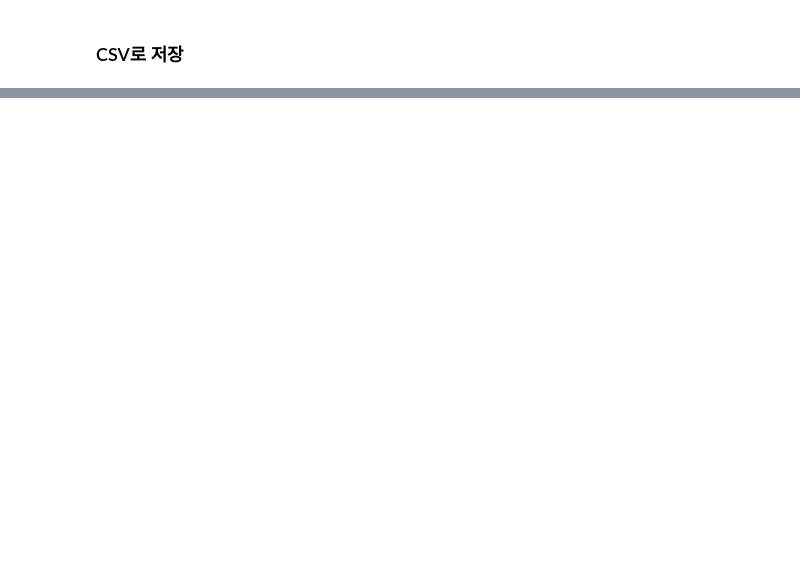
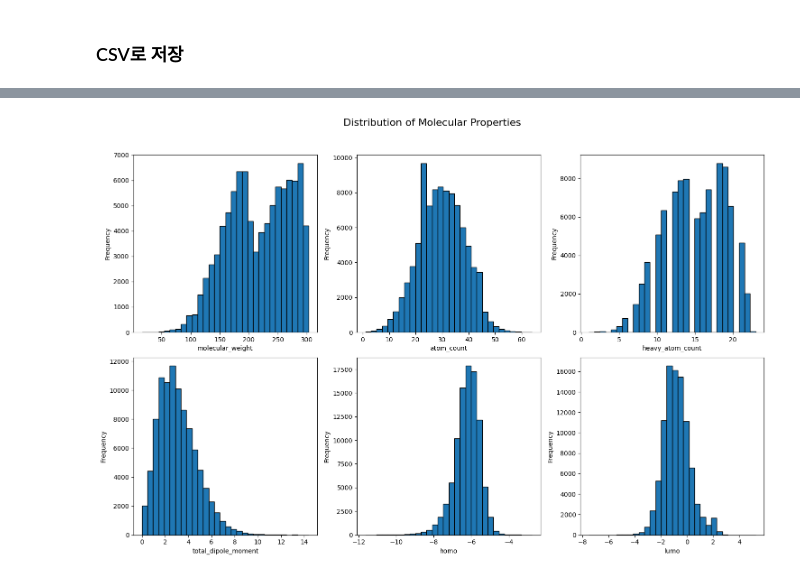
Before and after one commit to SeohyeonJang/MILESTONE, a Jupyter notebook: Baseline/2_ScreeningModel/1_PrepareDataset/Data_Curation.ipynb, the cells around one changed output, grey strips where cells are left out. Saved outputs shown, nothing was run; the diff lists cells and outputs as text; code cells hidden in the pictures; blank space fills up the shorter version.

```diff
--- a/Baseline/2_ScreeningModel/1_PrepareDataset/Data_Curation.ipynb
+++ b/Baseline/2_ScreeningModel/1_PrepareDataset/Data_Curation.ipynb
@@ -327,0 +510,3 @@ df_unique.to_csv('./PubChemQC_77265.csv')  #######파일명 수정 "PubChemQC__(
+# %%
+df_unique = pd.read_csv('./PubChemQC_93683.csv')
+df_unique
@@ -327,0 +527,4 @@ df_unique.to_csv('./PubChemQC_77265.csv')  #######파일명 수정 "PubChemQC__(
+# %%
+plot_distribution(df_unique, ["molecular_weight", "atom_count", "heavy_atom_count", "total_dipole_moment", "homo", "lumo"])
+# %% [output]
+[figure, added]
```
Also changed, not shown: parts of 21 cells of this notebook.
